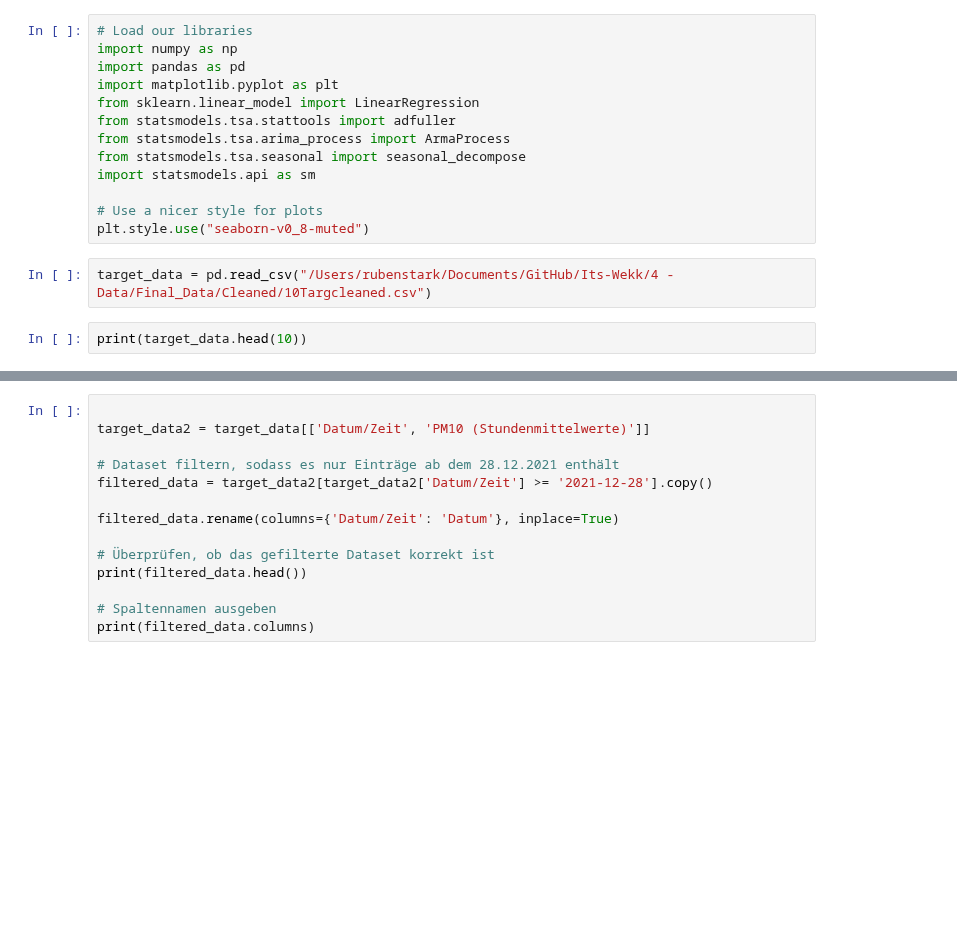
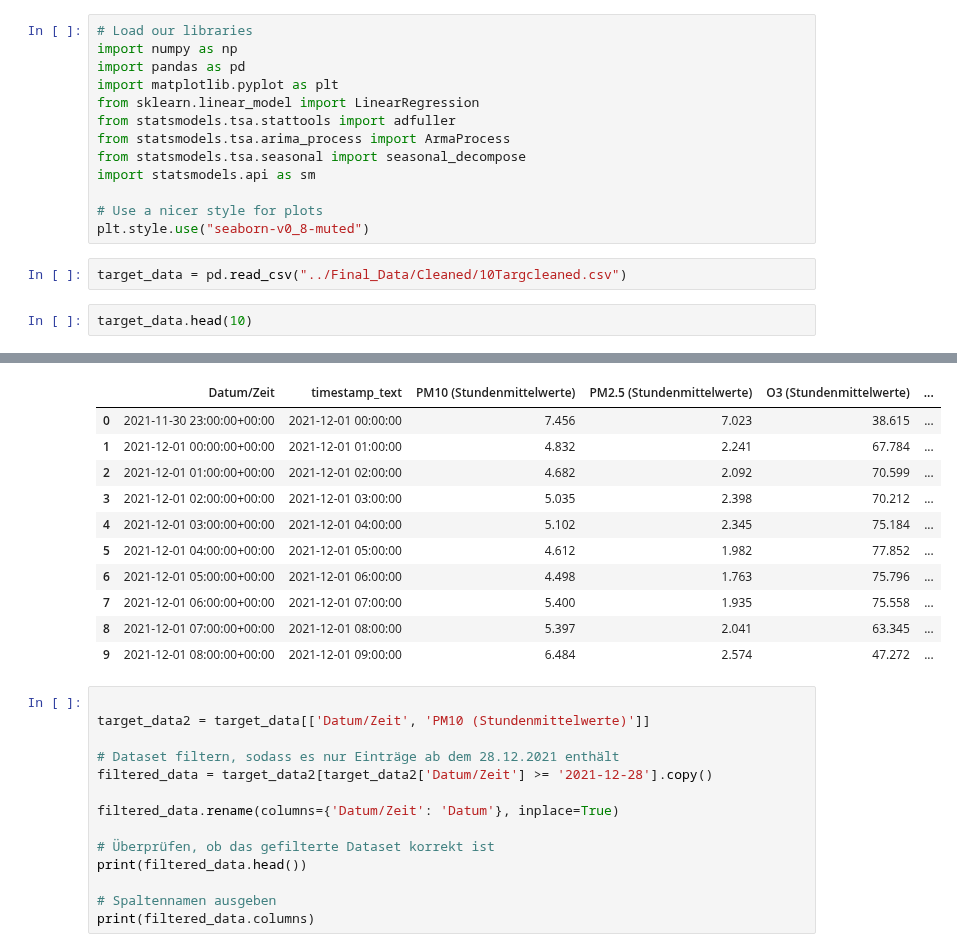
Before and after one commit to joejoejoejor/Its-Wekk, a Jupyter notebook: 4 - Data/2 - Ruben/Targetvariable_timeseries.ipynb, the cells around one changed output, grey strips where cells are left out. Saved outputs shown, nothing was run; the diff lists cells and outputs as text; blank space fills up the shorter version.

```diff
--- a/4 - Data/2 - Ruben/Targetvariable_timeseries.ipynb
+++ b/4 - Data/2 - Ruben/Targetvariable_timeseries.ipynb
@@ -12,7 +12,7 @@ import statsmodels.api as sm
 # Use a nicer style for plots
 plt.style.use("seaborn-v0_8-muted")
 # %%
-target_data = pd.read_csv("/Users/rubenstark/Documents/GitHub/Its-Wekk/4 - Data/Final_Data/Cleaned/10Targcleaned.csv")
+target_data = pd.read_csv("../Final_Data/Cleaned/10Targcleaned.csv")
 # %%
-print(target_data.head(10))
+target_data.head(10)
 # %% [output]
@@ -36,3 +19,14 @@ print(target_data.head(10))
+|  | Datum/Zeit | timestamp_text | PM10 (Stundenmittelwerte) | PM2.5 (Stundenmittelwerte) | O3 (Stundenmittelwerte) | ... |
+| 0 | 2021-11-30 23:00:00+00:00 | 2021-12-01 00:00:00 | 7.456 | 7.023 | 38.615 | ... |
+| 1 | 2021-12-01 00:00:00+00:00 | 2021-12-01 01:00:00 | 4.832 | 2.241 | 67.784 | ... |
+| 2 | 2021-12-01 01:00:00+00:00 | 2021-12-01 02:00:00 | 4.682 | 2.092 | 70.599 | ... |
+| 3 | 2021-12-01 02:00:00+00:00 | 2021-12-01 03:00:00 | 5.035 | 2.398 | 70.212 | ... |
+| 4 | 2021-12-01 03:00:00+00:00 | 2021-12-01 04:00:00 | 5.102 | 2.345 | 75.184 | ... |
+| 5 | 2021-12-01 04:00:00+00:00 | 2021-12-01 05:00:00 | 4.612 | 1.982 | 77.852 | ... |
+| 6 | 2021-12-01 05:00:00+00:00 | 2021-12-01 06:00:00 | 4.498 | 1.763 | 75.796 | ... |
+| 7 | 2021-12-01 06:00:00+00:00 | 2021-12-01 07:00:00 | 5.400 | 1.935 | 75.558 | ... |
+| 8 | 2021-12-01 07:00:00+00:00 | 2021-12-01 08:00:00 | 5.397 | 2.041 | 63.345 | ... |
+| 9 | 2021-12-01 08:00:00+00:00 | 2021-12-01 09:00:00 | 6.484 | 2.574 | 47.272 | ... |
 # %%
 
 target_data2 = target_data[['Datum/Zeit', 'PM10 (Stundenmittelwerte)']]
```
Also changed, not shown: parts of 2 cells of this notebook.
